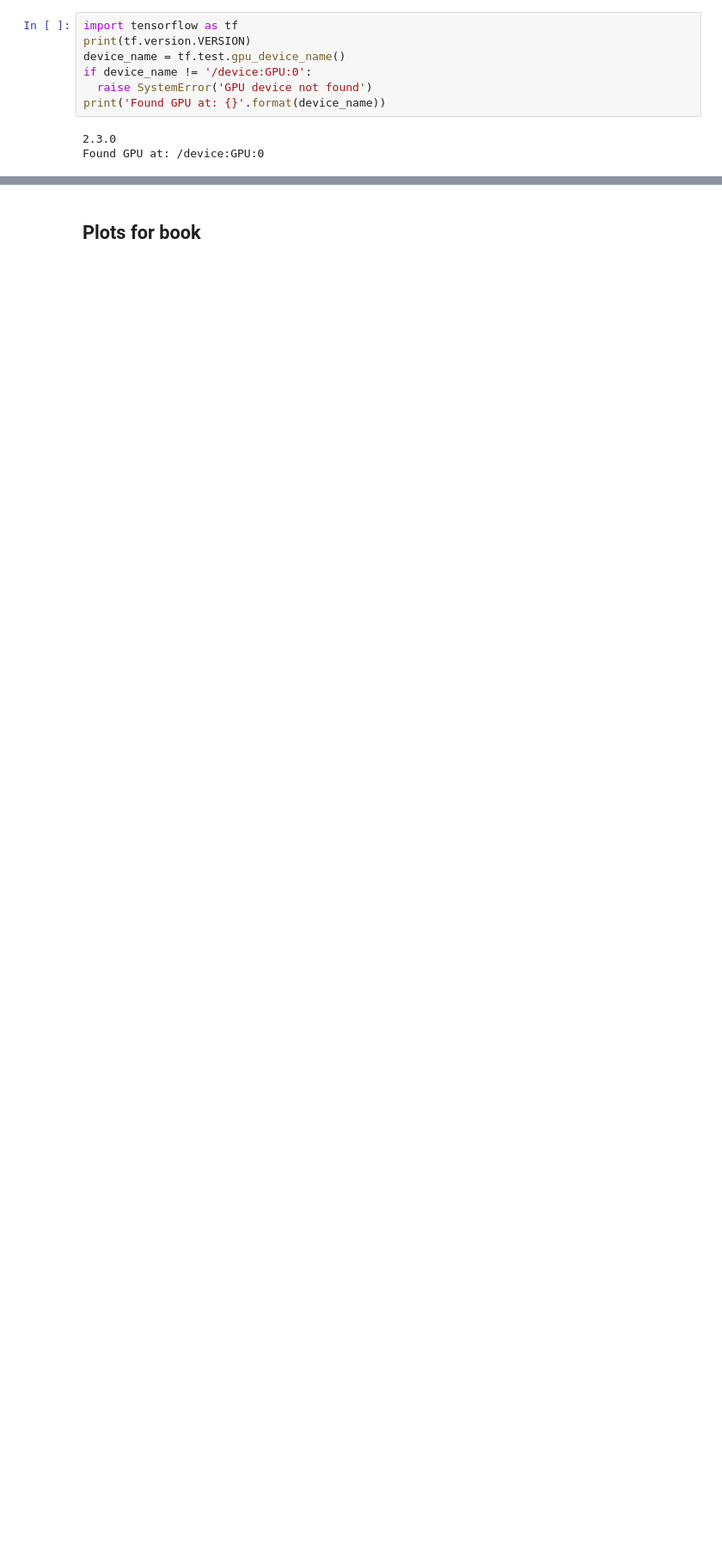
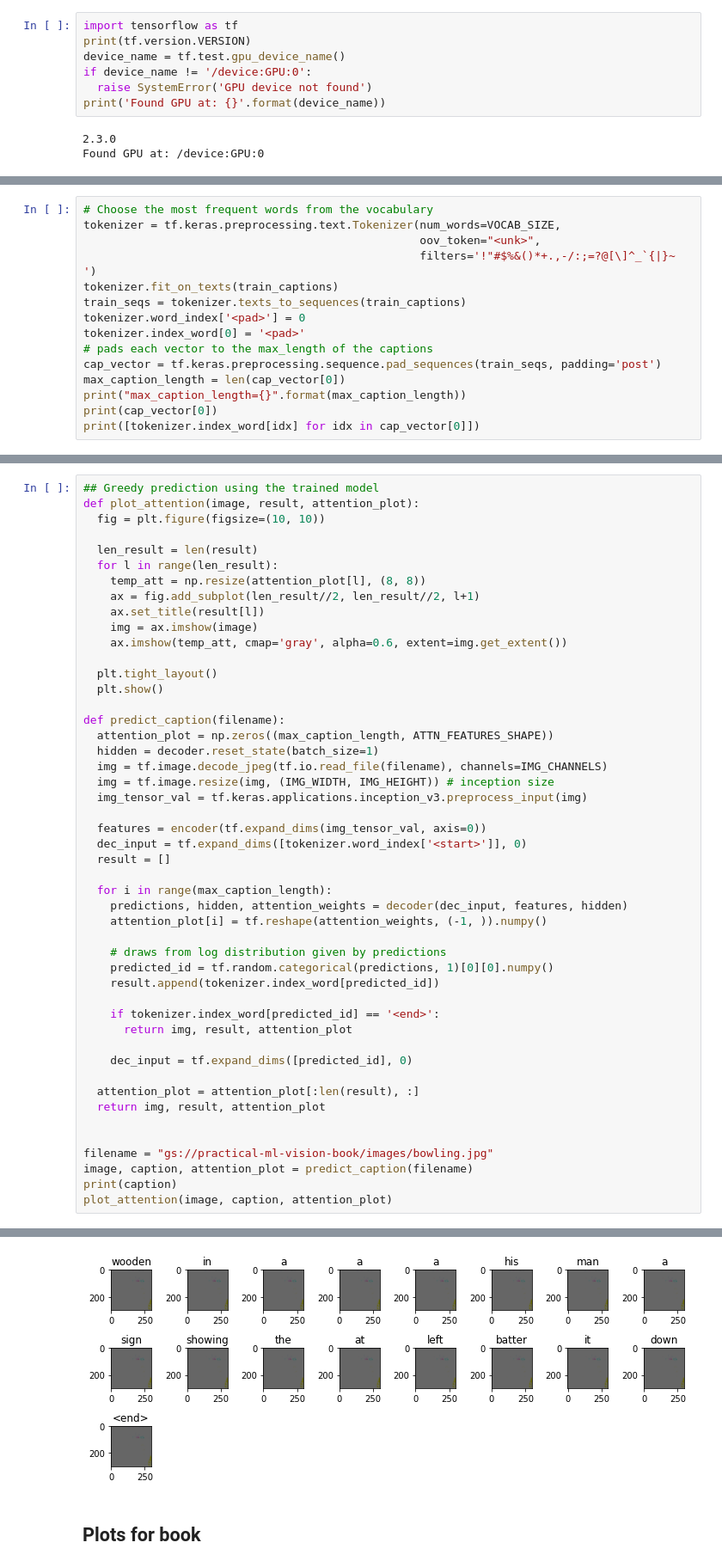
Before and after one commit to GoogleCloudPlatform/practical-ml-vision-book, a Jupyter notebook: 04_problem_types/04_image_captioning.ipynb, the cells around one changed output, grey strips where cells are left out. Shown at 86% size. Saved outputs shown, nothing was run; the diff lists cells and outputs as text; blank space fills up the shorter version.

```diff
--- a/04_problem_types/04_image_captioning.ipynb
+++ b/04_problem_types/04_image_captioning.ipynb
@@ -107,0 +165,15 @@ for idx, img in enumerate(images):
+# %%
+# Choose the most frequent words from the vocabulary
+tokenizer = tf.keras.preprocessing.text.Tokenizer(num_words=VOCAB_SIZE,
+                                                  oov_token="<unk>",
+                                                  filters='!"#$%&()*+.,-/:;=?@[\]^_`{|}~ ')
+tokenizer.fit_on_texts(train_captions)
+train_seqs = tokenizer.texts_to_sequences(train_captions)
+tokenizer.word_index['<pad>'] = 0
+tokenizer.index_word[0] = '<pad>'
+# pads each vector to the max_length of the captions
+cap_vector = tf.keras.preprocessing.sequence.pad_sequences(train_seqs, padding='post')
+max_caption_length = len(cap_vector[0])
+print("max_caption_length={}".format(max_caption_length))
+print(cap_vector[0])
+print([tokenizer.index_word[idx] for idx in cap_vector[0]])
@@ -107,0 +436,49 @@ for idx, img in enumerate(images):
+# %%
+## Greedy prediction using the trained model
+def plot_attention(image, result, attention_plot):
+  fig = plt.figure(figsize=(10, 10))
+
+  len_result = len(result)
+  for l in range(len_result):
+    temp_att = np.resize(attention_plot[l], (8, 8))
+    ax = fig.add_subplot(len_result//2, len_result//2, l+1)
+    ax.set_title(result[l])
+    img = ax.imshow(image)
+    ax.imshow(temp_att, cmap='gray', alpha=0.6, extent=img.get_extent())
+
+  plt.tight_layout()
+  plt.show()
+
+def predict_caption(filename):
+  attention_plot = np.zeros((max_caption_length, ATTN_FEATURES_SHAPE))
+  hidden = decoder.reset_state(batch_size=1)
+  img = tf.image.decode_jpeg(tf.io.read_file(filename), channels=IMG_CHANNELS)
+  img = tf.image.resize(img, (IMG_WIDTH, IMG_HEIGHT)) # inception size
+  img_tensor_val = tf.keras.applications.inception_v3.preprocess_input(img)
+
+  features = encoder(tf.expand_dims(img_tensor_val, axis=0))
+  dec_input = tf.expand_dims([tokenizer.word_index['<start>']], 0)
+  result = []
+
+  for i in range(max_caption_length):
+    predictions, hidden, attention_weights = decoder(dec_input, features, hidden)
+    attention_plot[i] = tf.reshape(attention_weights, (-1, )).numpy()
+
+    # draws from log distribution given by predictions
+    predicted_id = tf.random.categorical(predictions, 1)[0][0].numpy()
+    result.append(tokenizer.index_word[predicted_id])
+
+    if tokenizer.index_word[predicted_id] == '<end>':
+      return img, result, attention_plot
+
+    dec_input = tf.expand_dims([predicted_id], 0)
+
+  attention_plot = attention_plot[:len(result), :]
+  return img, result, attention_plot
+
+
+filename = "gs://practical-ml-vision-book/images/bowling.jpg"
+image, caption, attention_plot = predict_caption(filename)
+print(caption)
+plot_attention(image, caption, attention_plot)
+# %% [output]
@@ -108,2 +503,3 @@ for idx, img in enumerate(images):
+[figure, added]
 # %% [markdown]
 ## Plots for book
```
Also changed, not shown: parts of 21 cells of this notebook.
